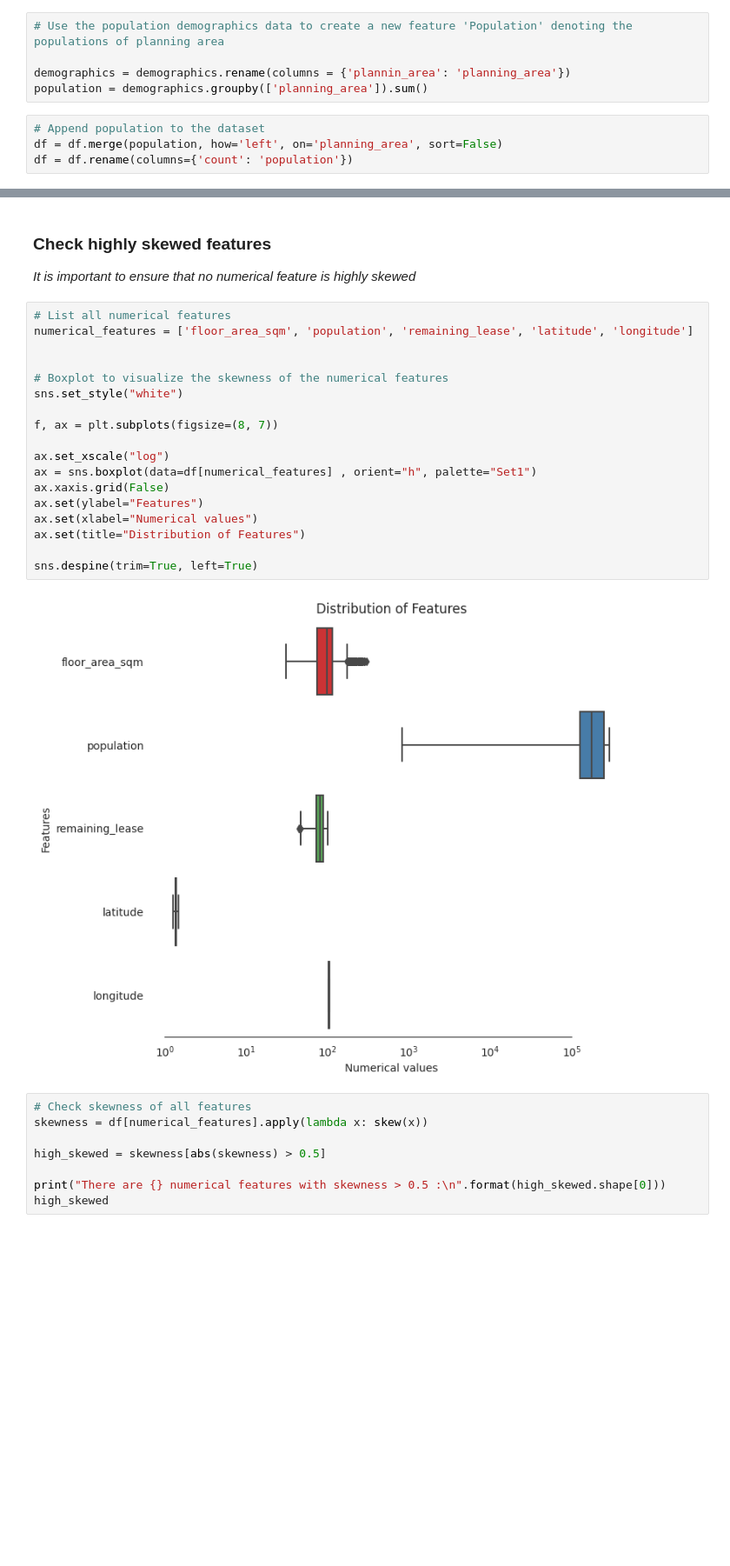
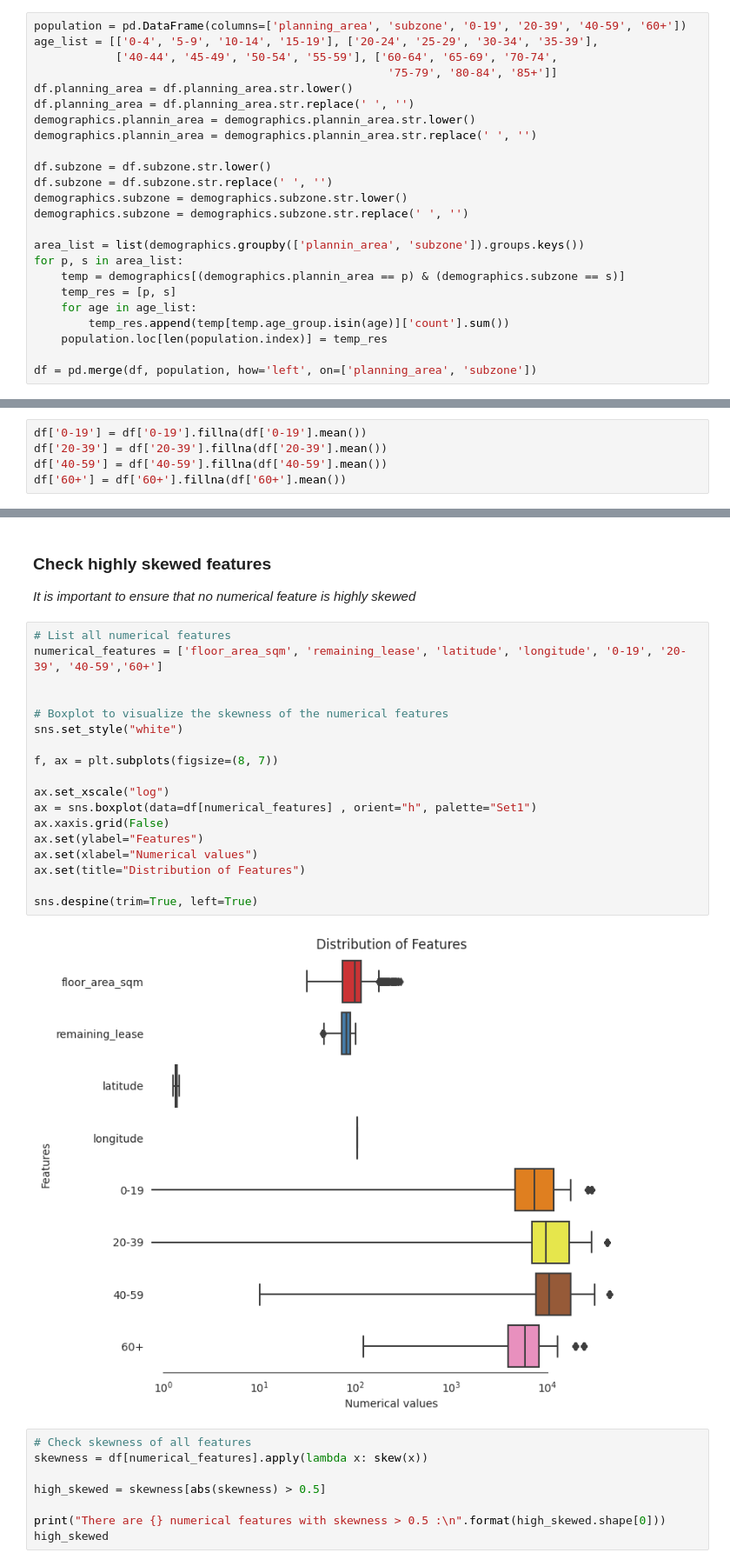
Before and after one commit to chiosChen/cs5228_dataPreprocessing, a Jupyter notebook: featureEngineering.ipynb, the cells around one changed output, grey strips where cells are left out. Shown: that part at 87% size. Drawn from its saved outputs; the diff is of its cells as text; blank space fills up the shorter version.

```diff
--- a/featureEngineering.ipynb
+++ b/featureEngineering.ipynb
@@ -204,15 +168,30 @@ df.to_csv('data_redundant_dropped.csv', index=False)
 ### Create new features
 
 Now let's create some interesting features
-# %%
-# Use the population demographics data to create a new feature 'Population' denoting the populations of planning area
-
-demographics = demographics.rename(columns = {'plannin_area': 'planning_area'})
-population = demographics.groupby(['planning_area']).sum()
-# %%
-# Append population to the dataset
-df = df.merge(population, how='left', on='planning_area', sort=False)
-df = df.rename(columns={'count': 'population'})
+# %%
+population = pd.DataFrame(columns=['planning_area', 'subzone', '0-19', '20-39', '40-59', '60+'])
+age_list = [['0-4', '5-9', '10-14', '15-19'], ['20-24', '25-29', '30-34', '35-39'],
+            ['40-44', '45-49', '50-54', '55-59'], ['60-64', '65-69', '70-74',
+                                                    '75-79', '80-84', '85+']]
+df.planning_area = df.planning_area.str.lower()
+df.planning_area = df.planning_area.str.replace(' ', '')
+demographics.plannin_area = demographics.plannin_area.str.lower()
+demographics.plannin_area = demographics.plannin_area.str.replace(' ', '')
+
+df.subzone = df.subzone.str.lower()
+df.subzone = df.subzone.str.replace(' ', '')
+demographics.subzone = demographics.subzone.str.lower()
+demographics.subzone = demographics.subzone.str.replace(' ', '')
+
+area_list = list(demographics.groupby(['plannin_area', 'subzone']).groups.keys())
+for p, s in area_list:
+    temp = demographics[(demographics.plannin_area == p) & (demographics.subzone == s)]
+    temp_res = [p, s]
+    for age in age_list:
+        temp_res.append(temp[temp.age_group.isin(age)]['count'].sum())
+    population.loc[len(population.index)] = temp_res
+
+df = pd.merge(df, population, how='left', on=['planning_area', 'subzone'])
 # %%
 # Define a function to generate binary labels (1 ~ YES | 0 ~ NO) indicating if a flat is close infrastructures such as traing station and hawker
 """
@@ -309,0 +273,5 @@ The dataset now has 21 features
+# %%
+df['0-19'] = df['0-19'].fillna(df['0-19'].mean())
+df['20-39'] = df['20-39'].fillna(df['20-39'].mean())
+df['40-59'] = df['40-59'].fillna(df['40-59'].mean())
+df['60+'] = df['60+'].fillna(df['60+'].mean())
@@ -313,24 +301,24 @@ The dataset now has 21 features
 *It is important to ensure that no numerical feature is highly skewed*
 # %%
 # List all numerical features
-numerical_features = ['floor_area_sqm', 'population', 'remaining_lease', 'latitude', 'longitude']
+numerical_features = ['floor_area_sqm', 'remaining_lease', 'latitude', 'longitude', '0-19', '20-39', '40-59','60+']
 
 
 # Boxplot to visualize the skewness of the numerical features
 sns.set_style("white")
 
 f, ax = plt.subplots(figsize=(8, 7))
 
 ax.set_xscale("log")
 ax = sns.boxplot(data=df[numerical_features] , orient="h", palette="Set1")
 ax.xaxis.grid(False)
 ax.set(ylabel="Features")
 ax.set(xlabel="Numerical values")
 ax.set(title="Distribution of Features")
 
 sns.despine(trim=True, left=True)
 # %% [output]
-[figure, old version]
+[figure, new version]
 # %%
 # Check skewness of all features
 skewness = df[numerical_features].apply(lambda x: skew(x))
```
Also changed, not shown: parts of 17 cells of this notebook, 5 other files.
